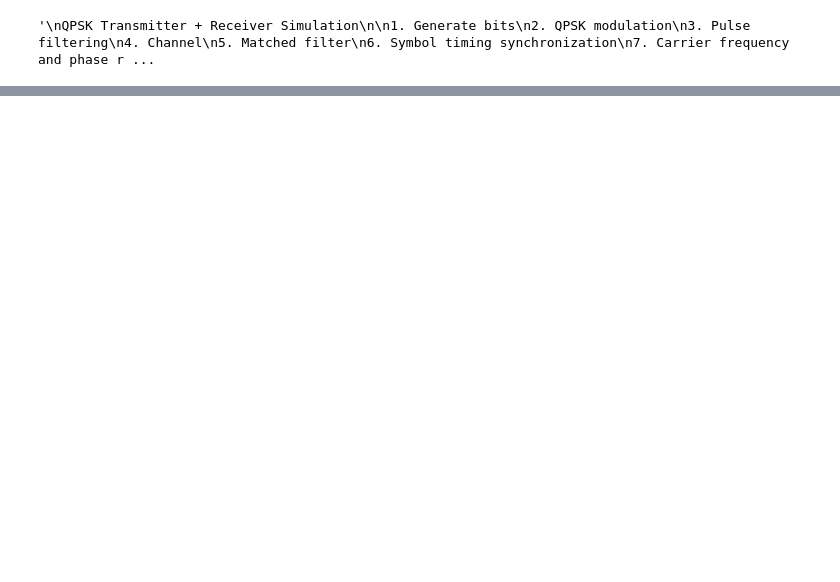
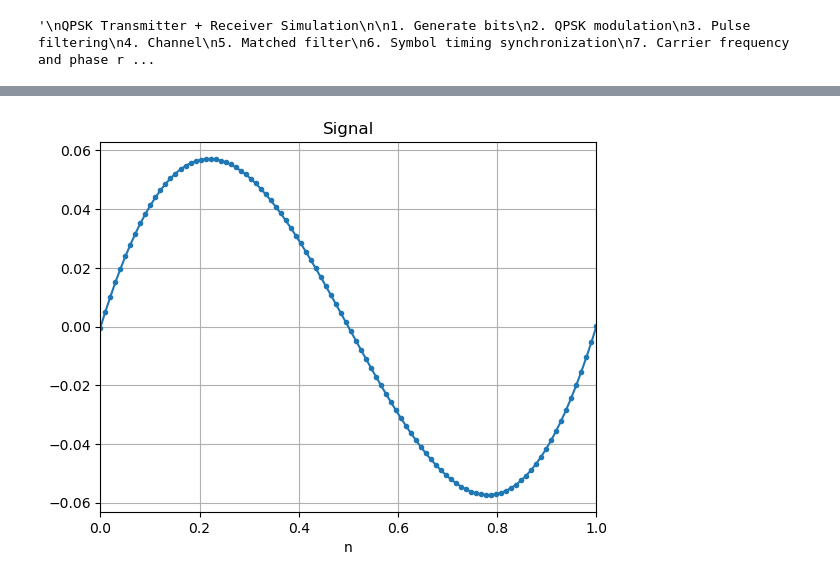
Before and after one commit to cddelong6626/sdr-notebooks, a Jupyter notebook: notebooks/qpsk_sim.ipynb, the cells around one changed output, grey strips where cells are left out. Drawn from its saved outputs; the diff is of its cells as text; code cells hidden in the pictures; blank space fills up the shorter version.

```diff
--- a/notebooks/qpsk_sim.ipynb
+++ b/notebooks/qpsk_sim.ipynb
@@ -245,0 +246,62 @@ plt.show()
+# %%
+farrow = CubicFarrowInterpolator()
+
+a = farrow.process_batch_with_tail_padding(np.array([0, 1, 2, 3, 4, 5]), .5)
+# a = farrow.process_batch(np.array([0, 1, 2, 3, 4, 5]), 0.5)
+# print(a.real)
+
+
+
+# x = np.linspace(0, 2 * np.pi, 100)  # Generates 100 points between 0 and 2π
+# b1 = np.sin(x*20)
+
+b1 = np.array([1, 0, -1, 0] * 40)
+b2 = apply_sto(b1, 0.7)
+b3 = apply_sto(b2, 0.3, 1)
+# plot_signal(b1, b2, b3, n_samps=10)
+
+N_SAMPS=700
+s = np.convolve(upsample(modulate_qpsk(np.random.randint(2, size=N_SAMPS)), SPS), h_rrc)
+s = upsample(modulate_qpsk(np.random.randint(2, size=N_SAMPS)), SPS)
+s = np.array([1, 0, -1, 0] * (N_SAMPS//4))
+s = apply_sto(s, 0.7)
+# s = np.convolve(s, h_rrc)[20:-20]
+
+# s = apply_sto(s, 0.3)
+# plot_signal(s[0:100])
+
+mu = np.linspace(0, 1, 100)
+# mean_e = np.zeros(len(s)+1)
+all_e = np.empty((0, len(mu)))  # empty array with 0 rows, len(mu) columns
+
+
+farrow.reset()
+for i, samp in enumerate(s):
+    farrow.load(samp)
+    # all_e = np.append(all_e, [gardner_ted(m, farrow) for m in mu], axis=0)
+    # all_e = np.vstack([all_e, [gardner_ted(m, farrow) for m in mu]])
+    row = [gardner_ted(m, farrow) for m in mu]
+    all_e = np.vstack([all_e, row])  # append row to all_e
+    # print(all_e)
+
+mean_e = np.array([])
+for i in range(len(mu)):
+    mean_e = np.append(mean_e, np.mean(all_e[:, i]))
+
+plot_signal(mean_e, x=mu)
+
+
+# s = np.convolve(apply_sto(s, 0.7), h_rrc)[n:(n+15)]
+# plot_signal(s)
+# farrow.load(s)
+# print(f"buffer {list(farrow.buffer)}")
+
+# mu = np.linspace(0, 1, 100)
+# e = np.array([gardner_ted(m, farrow) for m in mu])
+# plot_signal(e, x=mu)
+
+
+
+# help(np.arange)
+# %% [output]
+[figure, added]
```
Also changed, not shown: parts of 13 cells of this notebook, 5 other files.
